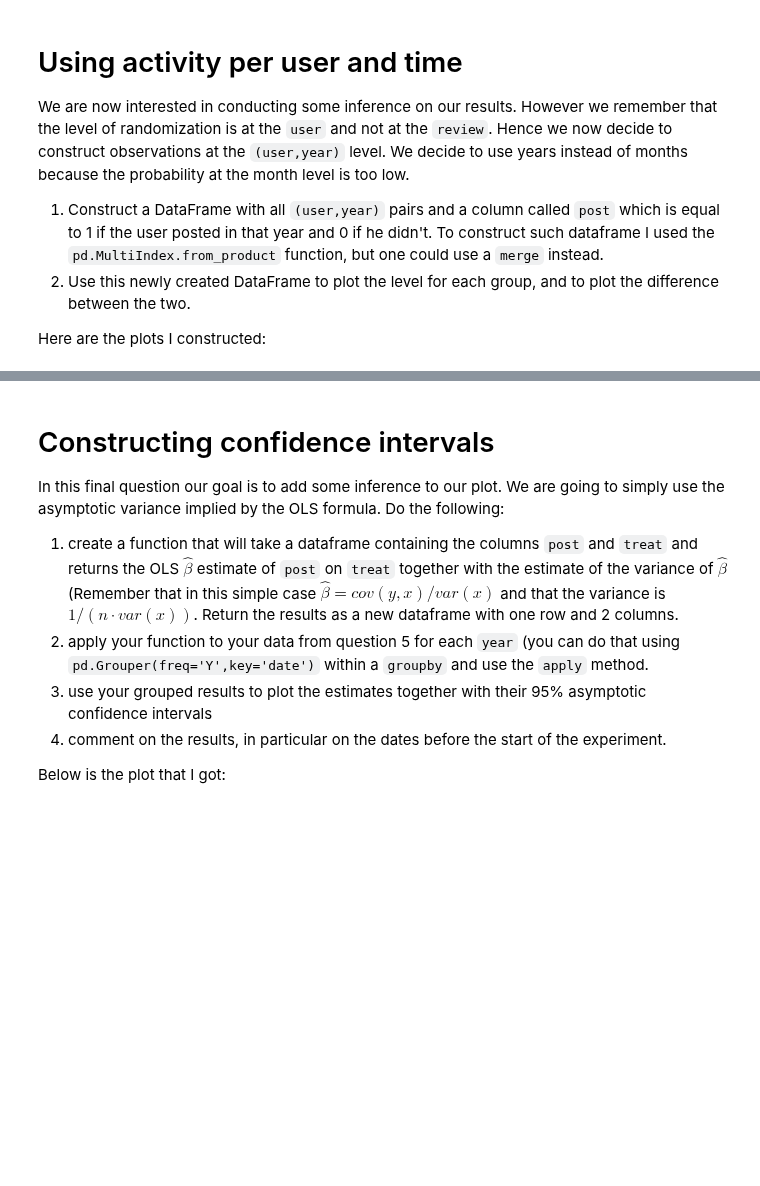
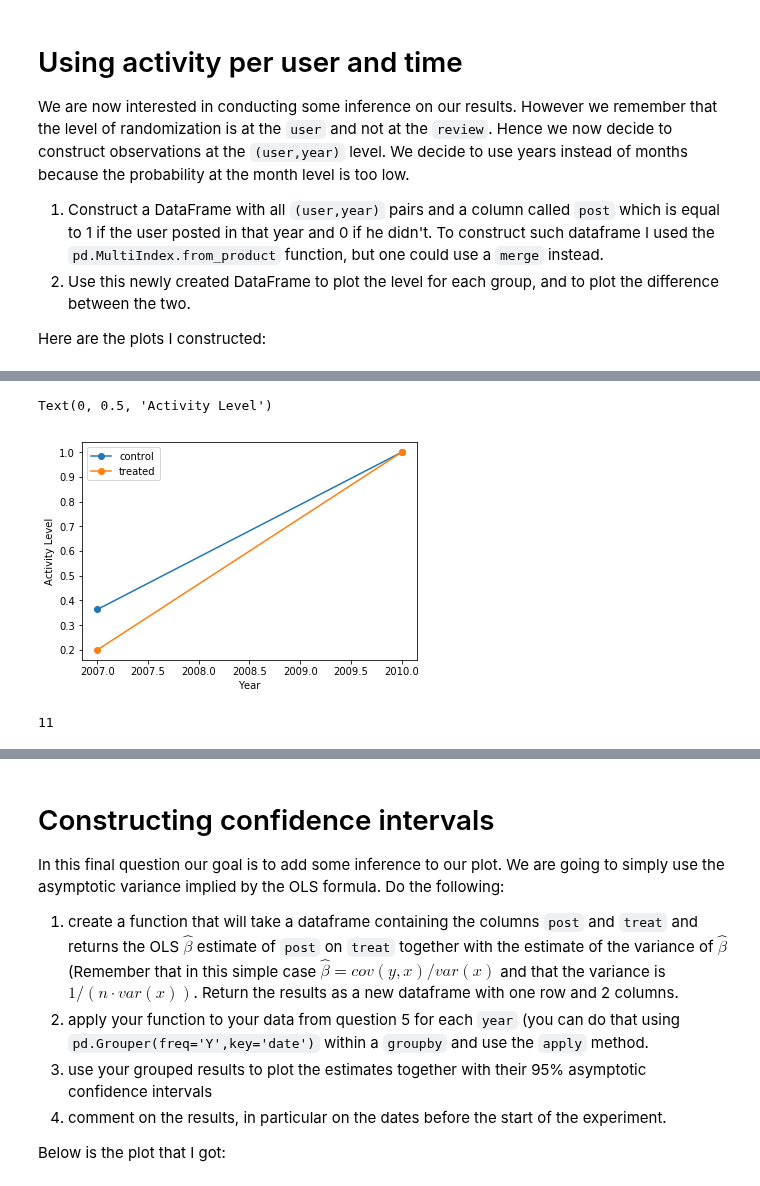
Before and after one commit to vma101/big_data_tools, a Jupyter notebook: hw3_quasi.ipynb, the cells around one changed output, grey strips where cells are left out. Cells and saved outputs as stored; diff of their text form; code cells hidden in the pictures; blank space fills up the shorter version.

```diff
--- a/hw3_quasi.ipynb
+++ b/hw3_quasi.ipynb
@@ -333,7 +331,7 @@ control_total["year"] = control_total["date"].dt.year
 control_index = pd.MultiIndex.from_product([control_total["user_id"].unique(), control_total["year"].unique()]).to_frame().dropna(axis = 0)
 
 control_tab = control_total.groupby(["user_id", "year"]).count()
-control_tab["treated"] = 1
+control_tab["treated"] = 0
 control_tab["post"] = control_tab["review_id"] > 0
 
 user_year_control = control_index.merge(control_tab, how = "left", right_on = ["user_id", "year"], left_index = True, suffixes = ("", ""))
@@ -341,6 +339,8 @@ user_year_control.fillna(0, inplace = True)
 # %%
 # Concatenate Treatment and Control Parts of Dataframe
 df_user_year = pd.concat([user_year_treat, user_year_control], axis = 0, sort = False)
-df_user_year.rename(columns = {0: "user", 1: "year"}, inplace = True)
+df_user_year.rename(columns = {0: "user", 1: "year_collected"}, inplace = True)
 # %%
 # 5.2 Plot Level for Treatment and Control Group, and Plot Difference
+df_user_year_tab = df_user_year.groupby(["treated", "year"]).count()
+df_user_year_tab
@@ -347,2 +354,19 @@ df_user_year.rename(columns = {0: "user", 1: "year"}, inplace = True)
+# %%
+control_prop_tab = df_user_year_tab.loc[0, :]
+treat_prop_tab = df_user_year_tab.loc[1, :]
+# %%
+plt.figure()
+plt.plot(control_prop_tab.index, control_prop_tab["post"]/control_total["user_id"].nunique(), marker = "o", label = "control")
+plt.plot(treat_prop_tab.index, treat_prop_tab["post"]/treatment_total["user_id"].nunique(), marker = "o", label = "treated")
+plt.legend()
+plt.xlabel("Year")
+plt.ylabel("Activity Level")
+# %% [output]
+Text(0, 0.5, 'Activity Level')
+[figure, added]
+# %%
+control_total["user_id"].nunique()
+# %% [output]
+11
 # %%
 df_local_user = solution.question5(df_local,user_treat)
```
Also changed, not shown: parts of 3 cells of this notebook.
